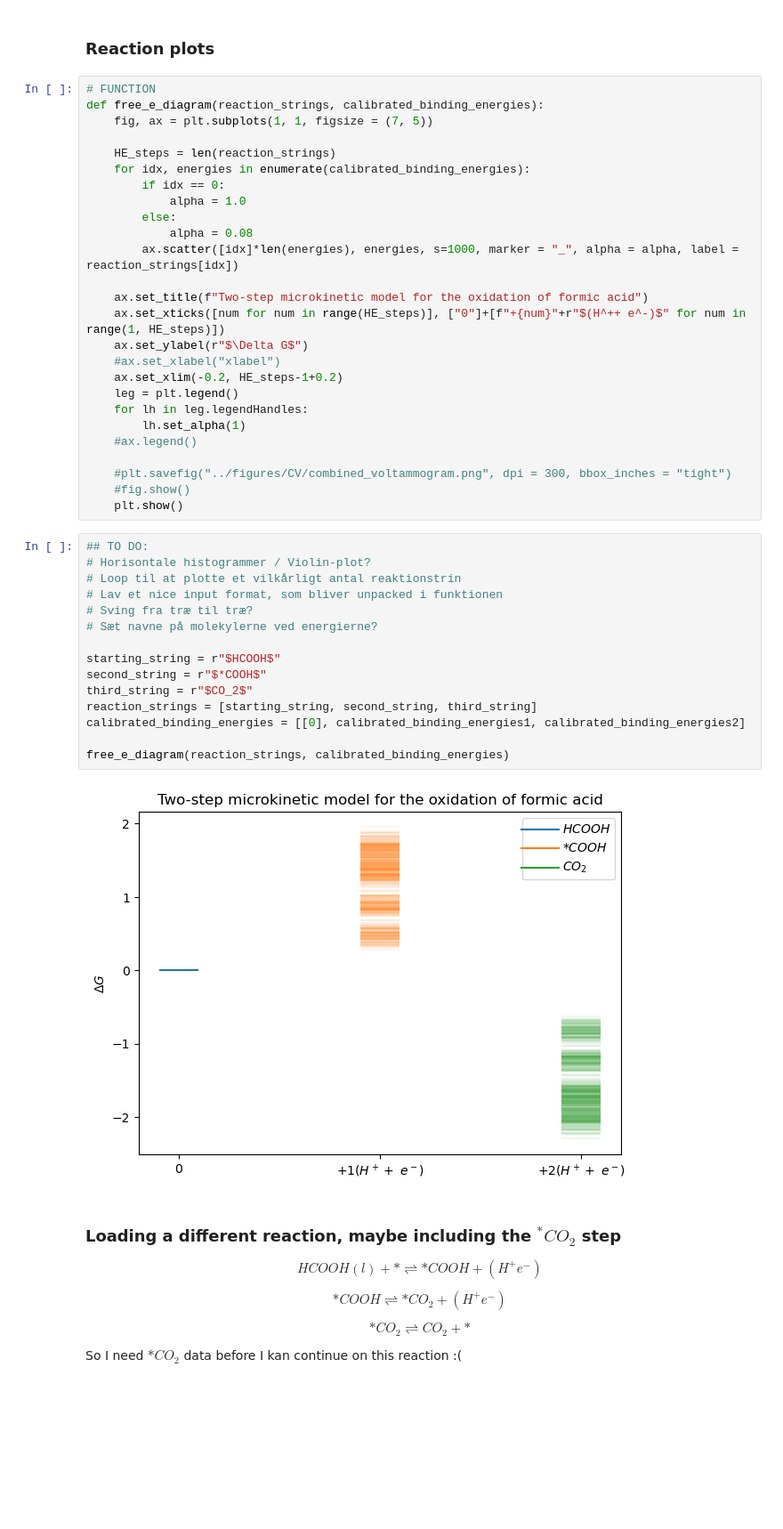
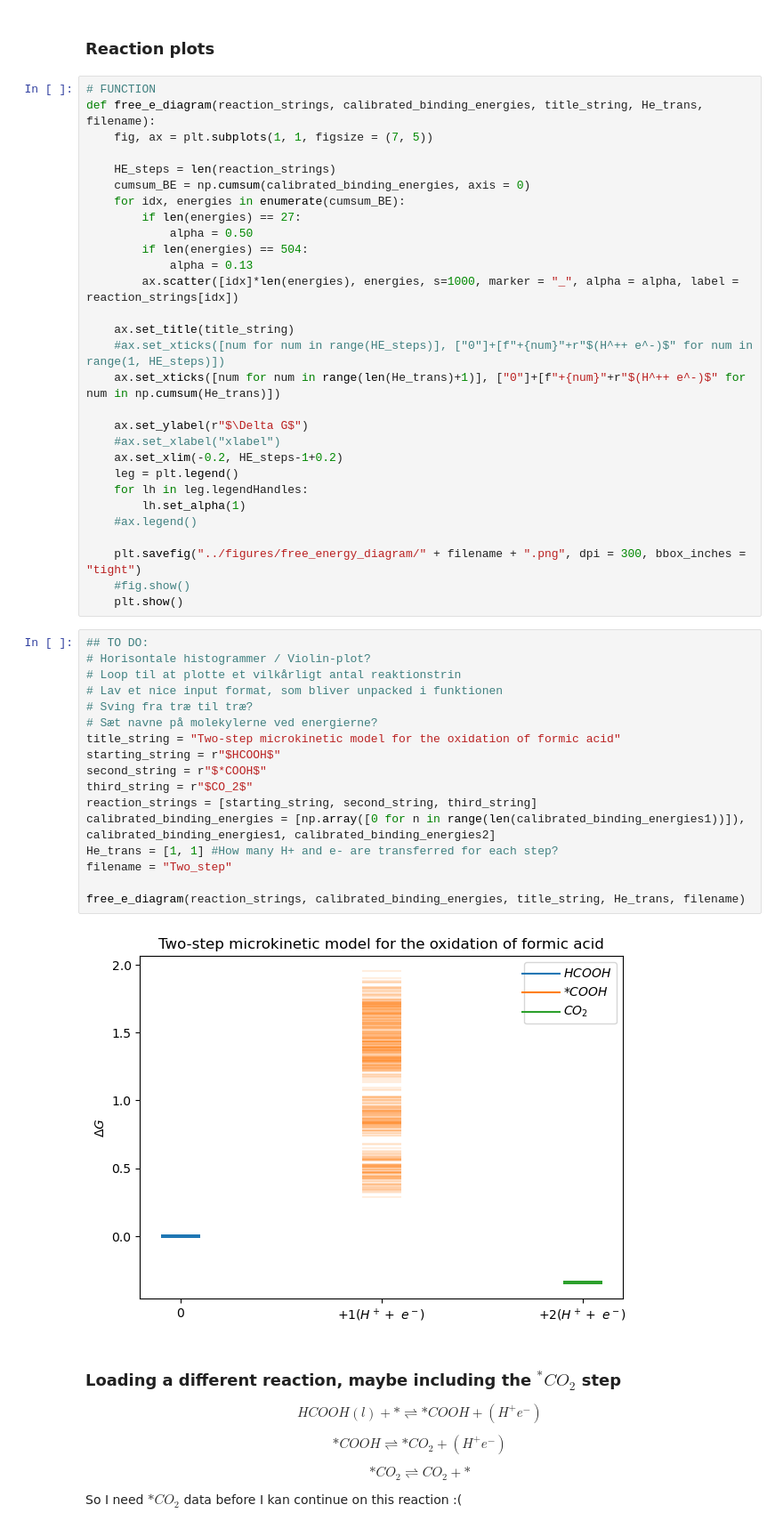
Before and after one commit to MarcusNoergaardWeng/CatalysisThesis, a Jupyter notebook: Notebooks/Load_DFT_data.ipynb, the cells around one changed output. Shown at 89% size. Drawn from its saved outputs; the diff is of its cells as text; blank space fills up the shorter version.

```diff
--- a/Notebooks/Load_DFT_data.ipynb
+++ b/Notebooks/Load_DFT_data.ipynb
@@ -266,19 +246,22 @@ plot_BE(calibrated_binding_energies2, reaction_string)
 ### Reaction plots
 # %%
 # FUNCTION
-def free_e_diagram(reaction_strings, calibrated_binding_energies):
+def free_e_diagram(reaction_strings, calibrated_binding_energies, title_string, He_trans, filename):
     fig, ax = plt.subplots(1, 1, figsize = (7, 5))
 
     HE_steps = len(reaction_strings)
-    for idx, energies in enumerate(calibrated_binding_energies):
-        if idx == 0:
-            alpha = 1.0
-        else:
-            alpha = 0.08
+    cumsum_BE = np.cumsum(calibrated_binding_energies, axis = 0)
+    for idx, energies in enumerate(cumsum_BE):
+        if len(energies) == 27:
+            alpha = 0.50
+        if len(energies) == 504:
+            alpha = 0.13
         ax.scatter([idx]*len(energies), energies, s=1000, marker = "_", alpha = alpha, label = reaction_strings[idx])
 
-    ax.set_title(f"Two-step microkinetic model for the oxidation of formic acid")
-    ax.set_xticks([num for num in range(HE_steps)], ["0"]+[f"+{num}"+r"$(H^++ e^-)$" for num in range(1, HE_steps)])
+    ax.set_title(title_string)
+    #ax.set_xticks([num for num in range(HE_steps)], ["0"]+[f"+{num}"+r"$(H^++ e^-)$" for num in range(1, HE_steps)])
+    ax.set_xticks([num for num in range(len(He_trans)+1)], ["0"]+[f"+{num}"+r"$(H^++ e^-)$" for num in np.cumsum(He_trans)])
+
     ax.set_ylabel(r"$\Delta G$")
     #ax.set_xlabel("xlabel")
     ax.set_xlim(-0.2, HE_steps-1+0.2)
@@ -287,26 +270,28 @@ def free_e_diagram(reaction_strings, calibrated_binding_energies):
         lh.set_alpha(1)
     #ax.legend()
 
-    #plt.savefig("../figures/CV/combined_voltammogram.png", dpi = 300, bbox_inches = "tight")
+    plt.savefig("../figures/free_energy_diagram/" + filename + ".png", dpi = 300, bbox_inches = "tight")
     #fig.show()
     plt.show()
 # %%
 ## TO DO:
 # Horisontale histogrammer / Violin-plot?
 # Loop til at plotte et vilkårligt antal reaktionstrin
 # Lav et nice input format, som bliver unpacked i funktionen
 # Sving fra træ til træ?
 # Sæt navne på molekylerne ved energierne?
-
+title_string = "Two-step microkinetic model for the oxidation of formic acid"
 starting_string = r"$HCOOH$"
 second_string = r"$*COOH$"
 third_string = r"$CO_2$"
 reaction_strings = [starting_string, second_string, third_string]
-calibrated_binding_energies = [[0], calibrated_binding_energies1, calibrated_binding_energies2]
+calibrated_binding_energies = [np.array([0 for n in range(len(calibrated_binding_energies1))]), calibrated_binding_energies1, calibrated_binding_energies2]
+He_trans = [1, 1] #How many H+ and e- are transferred for each step?
+filename = "Two_step"
 
-free_e_diagram(reaction_strings, calibrated_binding_energies)
+free_e_diagram(reaction_strings, calibrated_binding_energies, title_string, He_trans, filename)
 # %% [output]
-[figure, old version]
+[figure, new version]
 # %% [markdown]
 ### Loading a different reaction, maybe including the $^*CO_2$ step
 
```
Also changed, not shown: parts of 12 cells of this notebook, 8 other files.
